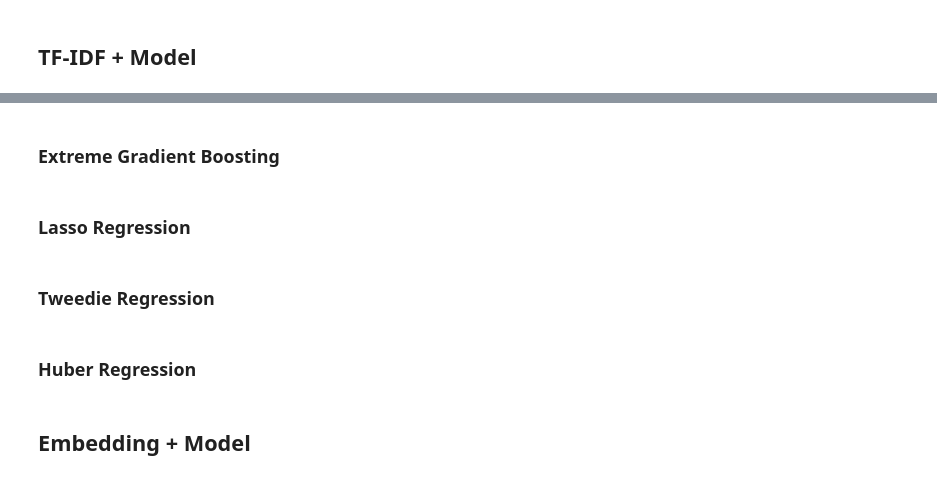
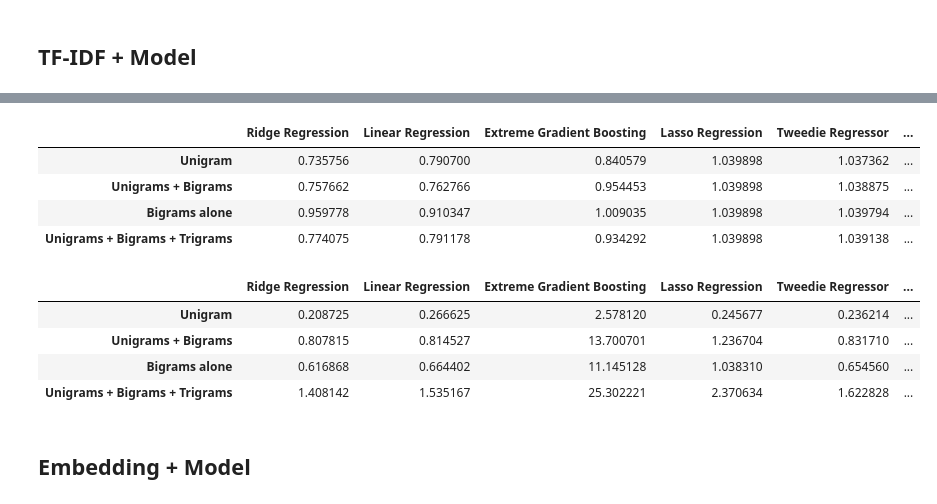
Before and after one commit to huhji-elha/NLP-Basic, a Jupyter notebook: CommonLit_NLP_Guide.ipynb, the cells around one changed output, grey strips where cells are left out. Drawn from its saved outputs; the diff is of its cells as text; code cells hidden in the pictures.

```diff
--- a/CommonLit_NLP_Guide.ipynb
+++ b/CommonLit_NLP_Guide.ipynb
@@ -936,6 +954,8 @@ Train Score for Extreme Gradient Boosting: 0.8924020415154391
 # %% [markdown]
 ## TF-IDF + Model
 # %%
+# TF-IDF + model 함수 작성
+
 def training(model, X_train, y_train, X_test, y_test, model_name, ngram_range):
     t1 = time.time()
 
@@ -945,12 +965,8 @@ def training(model, X_train, y_train, X_test, y_test, model_name, ngram_range):
     )
     model.fit(X_train, y_train)
     y_pred = model.predict(X_test)
-    MSE = mse(y_test, y_pred)
+    RMSE = rmse(y_test, y_pred)
 
     t2 = time.time()
     training_time = t2-t1
-
-    print("--- Model:", model_name,"---")
-    print("MSE: ",MSE)
-    print("Training time:",training_time)
-    print("\n")
+    return RMSE, training_time
@@ -968,27 +981,38 @@ hr = HuberRegressor(max_iter = 300)
 models = [ridge,lr,xgbr,lasso,tr,hr]
 
 modelnames = ["Ridge Regression","Linear Regression","Extreme Gradient Boosting", "Lasso Regression","Tweedie Regressor","Huber Regressor"]
-# %% [markdown]
-### Extreme Gradient Boosting
 # %%
-X = df_train["excerpt_clean"]
-y = df_train['target']
+X = train_data["excerpt_clean"]
+y = train_data['target']
 
 X_train, X_test, y_train, y_test = train_test_split(X, y, test_size=0.33, random_state=42)
 
 n_gram_dict = { "Unigram" : (1,1), "Unigrams + Bigrams": (1,2), "Bigrams alone": (2,2), "Unigrams + Bigrams + Trigrams": (1,3)}
-
+rmse_dict = collections.defaultdict(list)
+time_dict = collections.defaultdict(list)
 for n_gram in n_gram_dict.keys():
-    print("\033[1m " + n_gram + " \n \033[0m")
     for i in range(0,len(models)):
-        training(model=models[i], X_train=X_train, y_train=y_train, X_test=X_test,y_test=y_test, model_name=modelnames[i],ngram_range=n_gram_dict[n_gram])
-    print("*" * 40)
+        result = training(model=models[i], X_train=X_train, y_train=y_train, X_test=X_test,y_test=y_test, model_name=modelnames[i],ngram_range=n_gram_dict[n_gram])
+        rmse_dict[n_gram] += [result[0]]
+        time_dict[n_gram] += [result[1]]
-# %% [markdown]
-### Lasso Regression
-# %% [markdown]
-### Tweedie Regression
-# %% [markdown]
-### Huber Regression
+# %%
+# N-gram & Regression 조합 훈련 결과 테이블(RMSE)
+pd.DataFrame.from_dict(rmse_dict, orient='index', columns=modelnames)
+# %% [output]
+|  | Ridge Regression | Linear Regression | Extreme Gradient Boosting | Lasso Regression | Tweedie Regressor | ... |
+| Unigram | 0.735756 | 0.790700 | 0.840579 | 1.039898 | 1.037362 | ... |
+| Unigrams + Bigrams | 0.757662 | 0.762766 | 0.954453 | 1.039898 | 1.038875 | ... |
+| Bigrams alone | 0.959778 | 0.910347 | 1.009035 | 1.039898 | 1.039794 | ... |
+| Unigrams + Bigrams + Trigrams | 0.774075 | 0.791178 | 0.934292 | 1.039898 | 1.039138 | ... |
+# %%
+# N-gram & Regression 조합 훈련 시간 테이블
+pd.DataFrame.from_dict(time_dict, orient='index', columns=modelnames)
+# %% [output]
+|  | Ridge Regression | Linear Regression | Extreme Gradient Boosting | Lasso Regression | Tweedie Regressor | ... |
+| Unigram | 0.208725 | 0.266625 | 2.578120 | 0.245677 | 0.236214 | ... |
+| Unigrams + Bigrams | 0.807815 | 0.814527 | 13.700701 | 1.236704 | 0.831710 | ... |
+| Bigrams alone | 0.616868 | 0.664402 | 11.145128 | 1.038310 | 0.654560 | ... |
+| Unigrams + Bigrams + Trigrams | 1.408142 | 1.535167 | 25.302221 | 2.370634 | 1.622828 | ... |
 # %% [markdown]
 ## Embedding + Model
 # %% [markdown]
```
Also changed, not shown: parts of 25 cells of this notebook.
